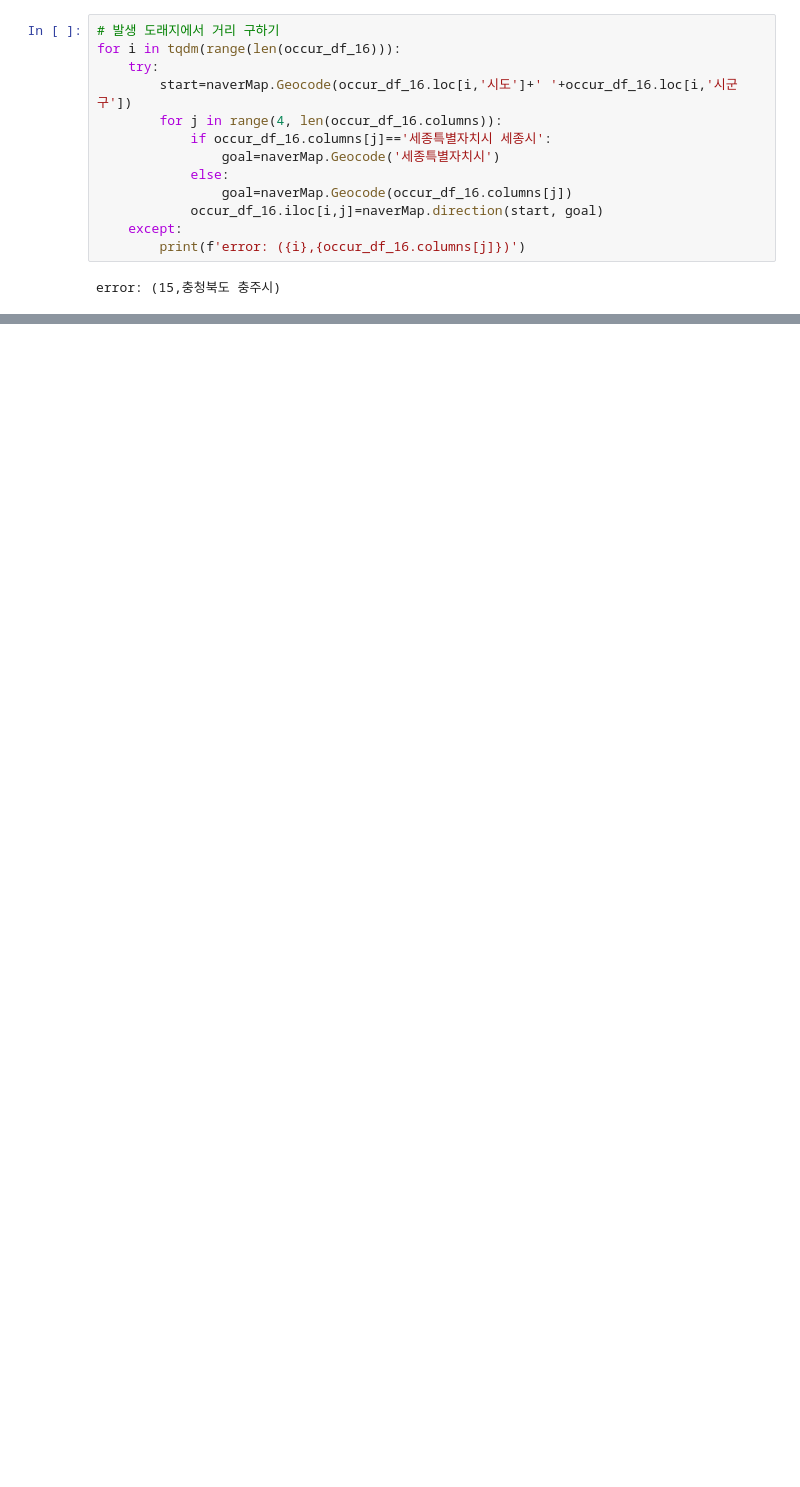
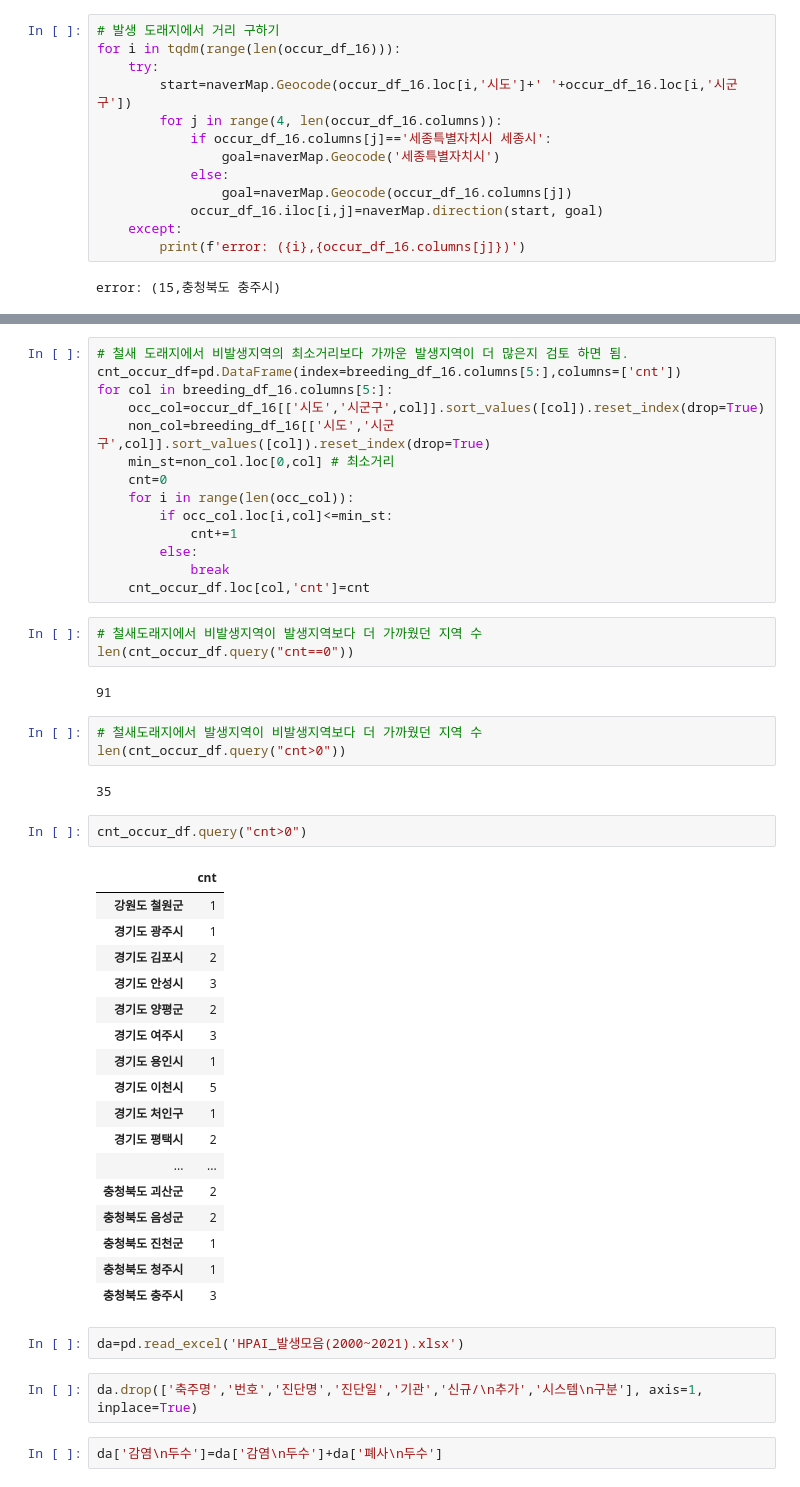
Before and after one commit to jiwoo-coding/aiai, a Jupyter notebook: local_distance_verification.ipynb, the cells around one changed output, grey strips where cells are left out. Saved outputs shown, nothing was run; the diff lists cells and outputs as text; blank space fills up the shorter version.

```diff
--- a/local_distance_verification.ipynb
+++ b/local_distance_verification.ipynb
@@ -476,0 +500,50 @@ occur_df_16.to_csv("occur_distance.csv", encoding='utf-8-sig', index=False)
+# %%
+# 철새 도래지에서 비발생지역의 최소거리보다 가까운 발생지역이 더 많은지 검토 하면 됨.
+cnt_occur_df=pd.DataFrame(index=breeding_df_16.columns[5:],columns=['cnt'])
+for col in breeding_df_16.columns[5:]:
+    occ_col=occur_df_16[['시도','시군구',col]].sort_values([col]).reset_index(drop=True)
+    non_col=breeding_df_16[['시도','시군구',col]].sort_values([col]).reset_index(drop=True)
+    min_st=non_col.loc[0,col] # 최소거리
+    cnt=0
+    for i in range(len(occ_col)):
+        if occ_col.loc[i,col]<=min_st:
+            cnt+=1
+        else:
+            break
+    cnt_occur_df.loc[col,'cnt']=cnt
+# %%
+# 철새도래지에서 비발생지역이 발생지역보다 더 가까웠던 지역 수
+len(cnt_occur_df.query("cnt==0"))
+# %% [output]
+91
+# %%
+# 철새도래지에서 발생지역이 비발생지역보다 더 가까웠던 지역 수
+len(cnt_occur_df.query("cnt>0"))
+# %% [output]
+35
+# %%
+cnt_occur_df.query("cnt>0")
+# %% [output]
+|  | cnt |
+| 강원도 철원군 | 1 |
+| 경기도 광주시 | 1 |
+| 경기도 김포시 | 2 |
+| 경기도 안성시 | 3 |
+| 경기도 양평군 | 2 |
+| 경기도 여주시 | 3 |
+| 경기도 용인시 | 1 |
+| 경기도 이천시 | 5 |
+| 경기도 처인구 | 1 |
+| 경기도 평택시 | 2 |
+| ... | ... |
+| 충청북도 괴산군 | 2 |
+| 충청북도 음성군 | 2 |
+| 충청북도 진천군 | 1 |
+| 충청북도 청주시 | 1 |
+| 충청북도 충주시 | 3 |
+# %%
+da=pd.read_excel('HPAI_발생모음(2000~2021).xlsx')
+# %%
+da.drop(['축주명','번호','진단명','진단일','기관','신규/\n추가','시스템\n구분'], axis=1, inplace=True)
+# %%
+da['감염\n두수']=da['감염\n두수']+da['폐사\n두수']
```
Also changed, not shown: parts of 40 cells of this notebook.
